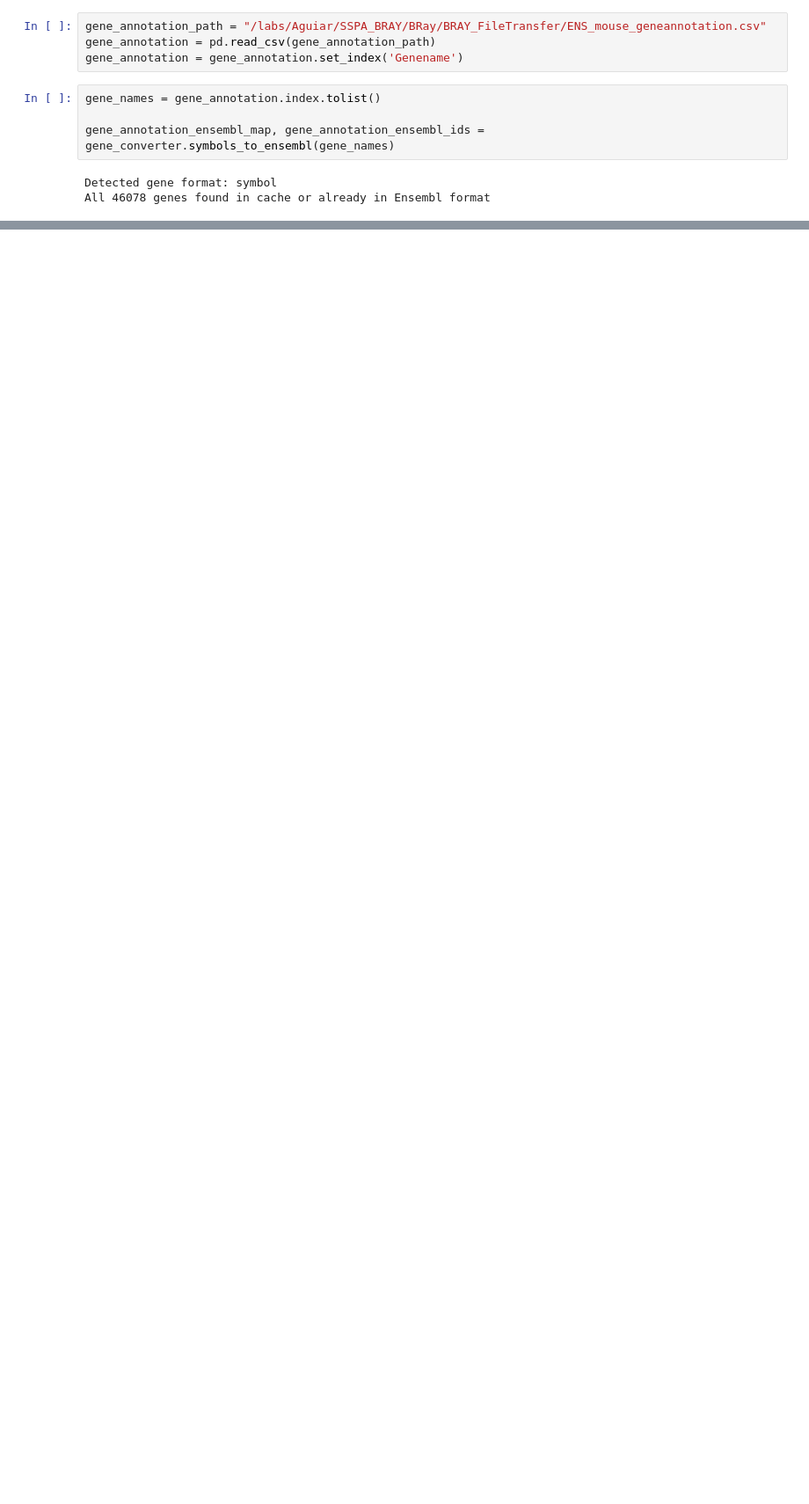
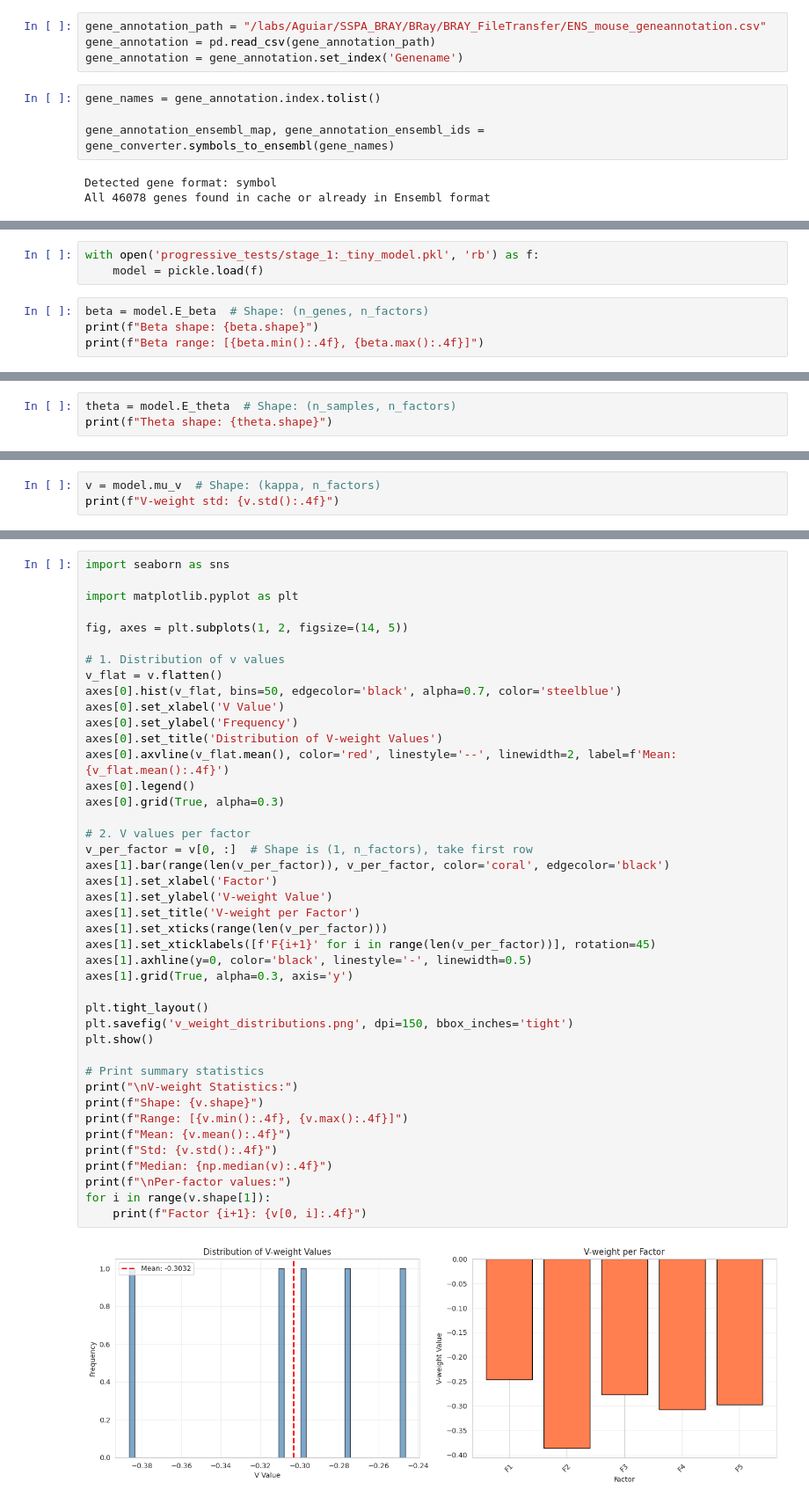
Before and after one commit to tsyasenpoor/sspa_vi, a Jupyter notebook: sspa.ipynb, the cells around one changed output, grey strips where cells are left out. Shown at 88% size. Drawn from its saved outputs; the diff is of its cells as text; blank space fills up the shorter version.

```diff
--- a/sspa.ipynb
+++ b/sspa.ipynb
@@ -553,0 +674,7 @@ val_predictions
+# %%
+with open('progressive_tests/stage_1:_tiny_model.pkl', 'rb') as f:
+    model = pickle.load(f)
+# %%
+beta = model.E_beta  # Shape: (n_genes, n_factors)
+print(f"Beta shape: {beta.shape}")
+print(f"Beta range: [{beta.min():.4f}, {beta.max():.4f}]")
@@ -553,0 +784,3 @@ val_predictions
+# %%
+theta = model.E_theta  # Shape: (n_samples, n_factors)
+print(f"Theta shape: {theta.shape}")
@@ -553,0 +861,3 @@ val_predictions
+# %%
+v = model.mu_v  # Shape: (kappa, n_factors)
+print(f"V-weight std: {v.std():.4f}")
@@ -553,0 +870,44 @@ val_predictions
+# %%
+import seaborn as sns
+
+import matplotlib.pyplot as plt
+
+fig, axes = plt.subplots(1, 2, figsize=(14, 5))
+
+# 1. Distribution of v values
+v_flat = v.flatten()
+axes[0].hist(v_flat, bins=50, edgecolor='black', alpha=0.7, color='steelblue')
+axes[0].set_xlabel('V Value')
+axes[0].set_ylabel('Frequency')
+axes[0].set_title('Distribution of V-weight Values')
+axes[0].axvline(v_flat.mean(), color='red', linestyle='--', linewidth=2, label=f'Mean: {v_flat.mean():.4f}')
+axes[0].legend()
+axes[0].grid(True, alpha=0.3)
+
+# 2. V values per factor
+v_per_factor = v[0, :]  # Shape is (1, n_factors), take first row
+axes[1].bar(range(len(v_per_factor)), v_per_factor, color='coral', edgecolor='black')
+axes[1].set_xlabel('Factor')
+axes[1].set_ylabel('V-weight Value')
+axes[1].set_title('V-weight per Factor')
+axes[1].set_xticks(range(len(v_per_factor)))
+axes[1].set_xticklabels([f'F{i+1}' for i in range(len(v_per_factor))], rotation=45)
+axes[1].axhline(y=0, color='black', linestyle='-', linewidth=0.5)
+axes[1].grid(True, alpha=0.3, axis='y')
+
+plt.tight_layout()
+plt.savefig('v_weight_distributions.png', dpi=150, bbox_inches='tight')
+plt.show()
+
+# Print summary statistics
+print("\nV-weight Statistics:")
+print(f"Shape: {v.shape}")
+print(f"Range: [{v.min():.4f}, {v.max():.4f}]")
+print(f"Mean: {v.mean():.4f}")
+print(f"Std: {v.std():.4f}")
+print(f"Median: {np.median(v):.4f}")
+print(f"\nPer-factor values:")
+for i in range(v.shape[1]):
+    print(f"Factor {i+1}: {v[0, i]:.4f}")
+# %% [output]
+[figure, added]
```
Also changed, not shown: parts of 45 cells of this notebook.
